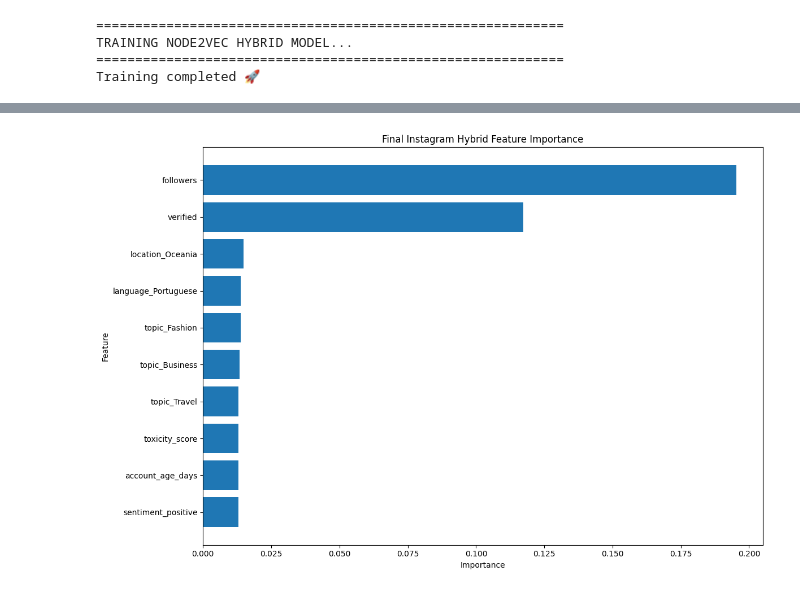
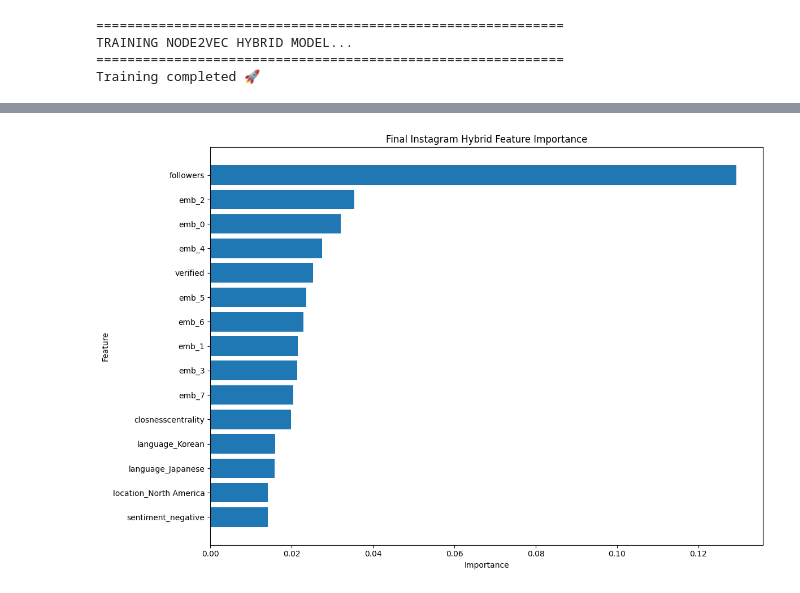
Before and after one commit to ThienY173/FDSE_2026_A_comparative_study_across_six_platforms, a Jupyter notebook: Network_graph/Facebook/facebook_graph.ipynb, the cells around one changed output, grey strips where cells are left out. Saved outputs shown, nothing was run; the diff lists cells and outputs as text; code cells hidden in the pictures.

```diff
--- a/Network_graph/Facebook/facebook_graph.ipynb
+++ b/Network_graph/Facebook/facebook_graph.ipynb
@@ -272,15 +285,15 @@ metadata_df = pd.get_dummies(
     drop_first=True
 )
 # %%
-# LOAD INSTAGRAM TRAIN / TEST
+# LOAD FACEBOOK TRAIN / TEST
 # =====================================================
 
 train_df = pd.read_csv(
-    "../../data_preprocess/processed_data/ml_data/instagram_train.csv"
+    "../../data_preprocess/processed_data/ml_data/facebook_train.csv"
 )
 
 test_df = pd.read_csv(
-    "../../data_preprocess/processed_data/ml_data/instagram_test.csv"
+    "../../data_preprocess/processed_data/ml_data/facebook_test.csv"
 )
 
 print("=" * 60)
@@ -845,11 +851,11 @@ import matplotlib.pyplot as plt
 # =====================================================
 
 train_df = pd.read_csv(
-    "../../data_preprocess/processed_data/ml_data/instagram_train.csv"
+    "../../data_preprocess/processed_data/ml_data/facebook_train.csv"
 )
 
 test_df = pd.read_csv(
-    "../../data_preprocess/processed_data/ml_data/instagram_test.csv"
+    "../../data_preprocess/processed_data/ml_data/facebook_test.csv"
 )
 
 print("=" * 60)
@@ -869,7 +875,7 @@ Test Shape : (6039, 56)
 # =====================================================
 
 embedding_df = pd.read_csv(
-    "instagram_node2vec_8dims.csv"
+    "facebook_node2vec_8dims.csv"
 )
 
 print("\n" + "=" * 60)
@@ -1020,25 +1026,24 @@ X_test : (6039, 61)
 # %%
 # =====================================================
 # XGBOOST MODEL
+
 from xgboost import XGBClassifier
 model = XGBClassifier(
     objective="binary:logistic",
     eval_metric="logloss",
 
-    # ⚖️ Vẫn giữ Ratio cũ của bà
+    # CHỐNG LƯỜI (Của bạn bà)
     scale_pos_weight=ratio,
 
-    # 🌲 TĂNG ĐỘ SÂU ĐỂ HỌC GRAPH
-    n_estimators=400,            # Tăng nhẹ số cây
-    learning_rate=0.03,          # Giảm học phí xuống chút để học kỹ hơn
-    max_depth=7,                 # Tăng từ 5 lên 7 (Cực kỳ quan trọng)
-
-    # 🛡️ CHỐNG OVERFIT (Bà giữ bộ khung này rất tốt)
+    # CÁC THAM SỐ CÂY TỐI ƯU
+    n_estimators=300,            # 300 - 500 đều ok
+    learning_rate=0.05,
+    max_depth=5,                 # Giữ ở 5-6 thôi
     subsample=0.8,
-    colsample_bytree=0.7,
-    reg_alpha=0.5,
-    reg_lambda=1.5,
-
+    colsample_bytree=0.5,        # Ép model phải học Graph Features
+    colsample_bylevel=0.5,
+    reg_alpha=1.0,               # Phạt L1
+    reg_lambda=2.0,              # Phạt L2
     random_state=42,
     n_jobs=-1
 )
@@ -1447,30 +1445,30 @@ ROC-AUC  : 0.8648
 # %%
 # PLOT FEATURE IMPORTANCE
 # =====================================================
 
-top_n = 10
+top_n = 15
 
 plot_df = importance_df.head(top_n)
 
 plt.figure(figsize=(12, 8))
 
 plt.barh(
 
     plot_df["feature"][::-1],
 
     plot_df["importance"][::-1]
 )
 
 plt.xlabel("Importance")
 
 plt.ylabel("Feature")
 
 plt.title(
     "Final Instagram Hybrid Feature Importance"
 )
 
 plt.tight_layout()
 
 plt.show()
 # %% [output]
-[figure, old version]
+[figure, new version]
```
Also changed, not shown: parts of 35 cells of this notebook, 7 other files.
